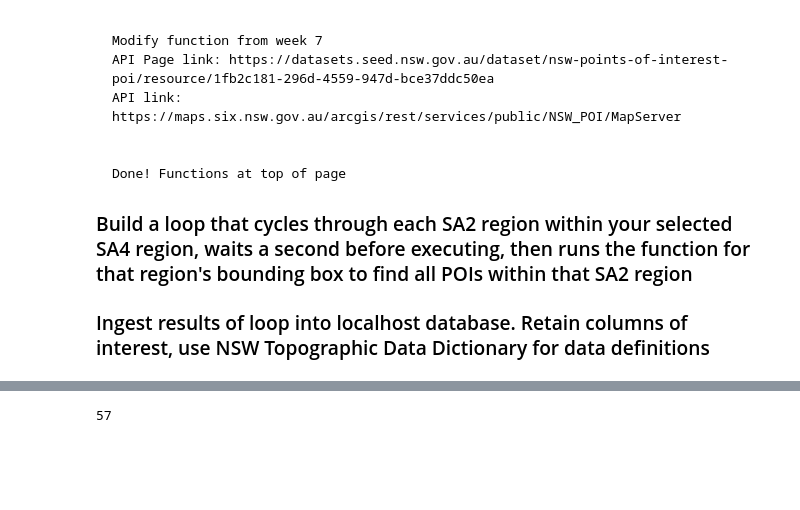
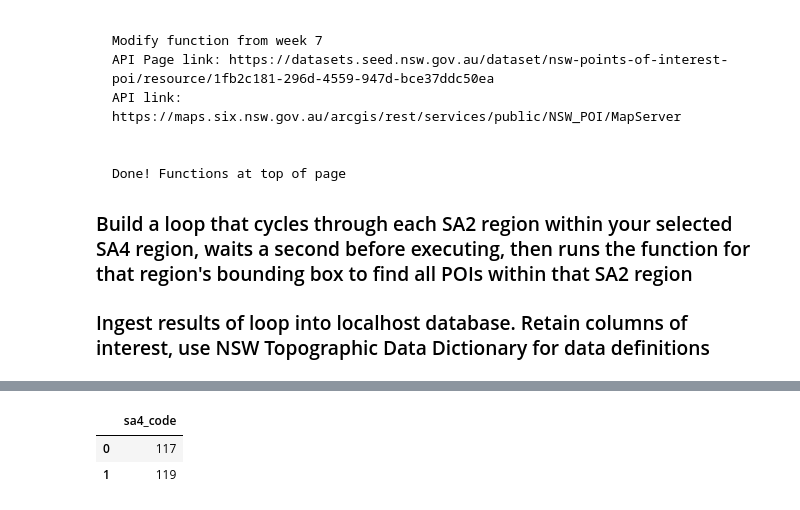
Before and after one commit to fantasticFregata/DATA2001-Assignment, a Jupyter notebook: Assignment.ipynb, the cells around one changed output, grey strips where cells are left out. Saved outputs shown, nothing was run; the diff lists cells and outputs as text; code cells hidden in the pictures; blank space fills up the shorter version.

```diff
--- a/Assignment.ipynb
+++ b/Assignment.ipynb
@@ -950,10 +963,6 @@ Name: 28, dtype: object
 # %%
-test = sa2og[sa2og['sa2_name'] == 'Marrickville - South']['geometry'].iloc[0]
-#sa2og.iloc[1]['geometry']
-#sa2og[sa2og['sa2_name'] == 'Marrickville - South']['geometry'].iloc[0]
-response = nearbyPOI(test)
-#json.dumps(mpoly_to_esri_json(test))
+query("SELECT DISTINCT sa4_code FROM poi;")
+# %% [output]
+|  | sa4_code |
+| 0 | 117 |
+| 1 | 119 |
-# %%
-len(response)
-# %% [output]
-57
```
Also changed, not shown: parts of 29 cells of this notebook.
